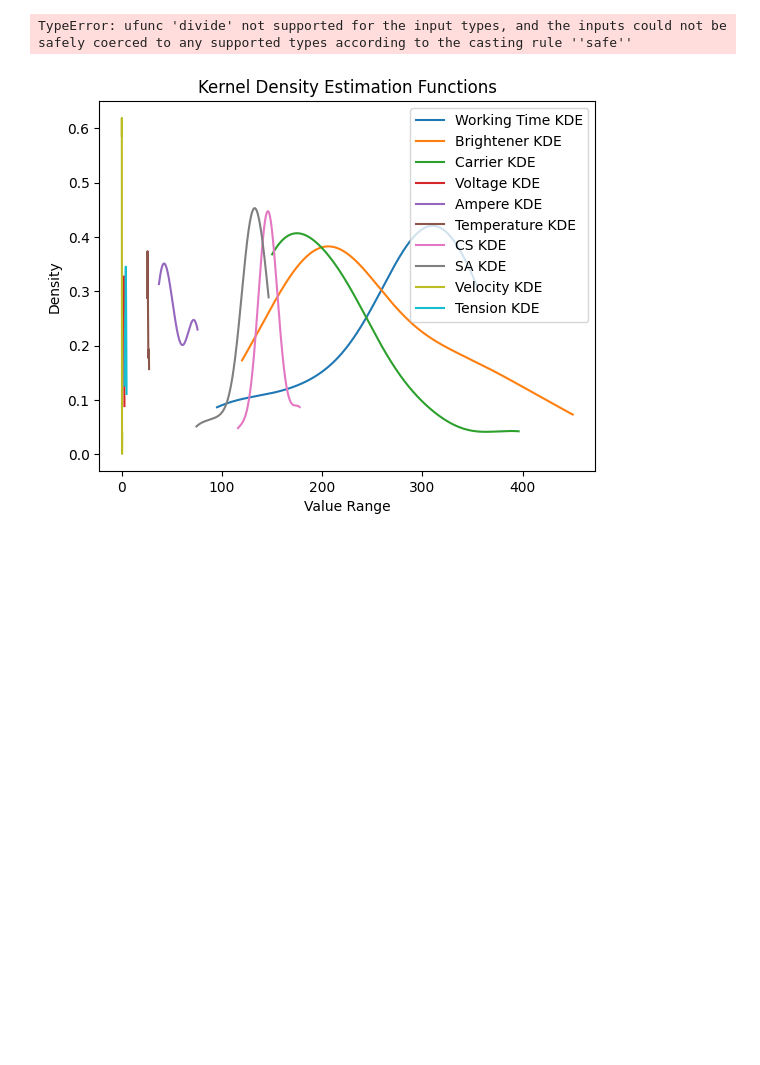
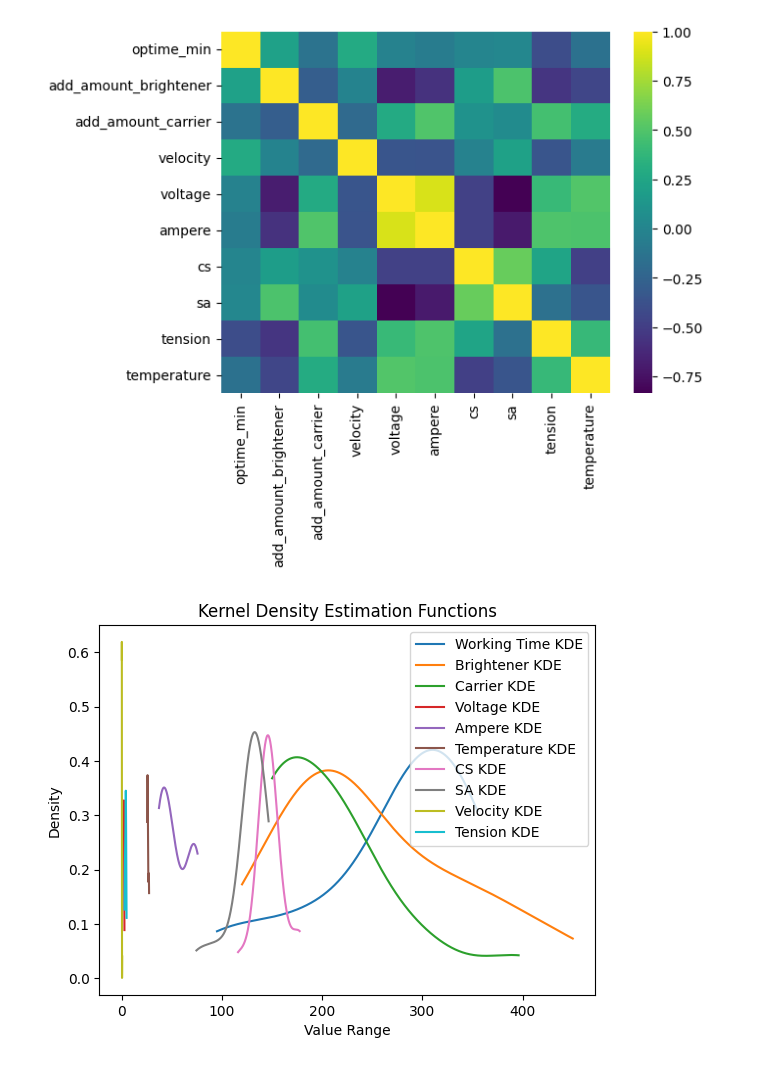
Before and after one commit to elecun/flame-ffc-model, a Jupyter notebook: multi-variable_nn.ipynb, the cells around one changed output. Drawn from its saved outputs; the diff is of its cells as text; code cells hidden in the pictures; blank space fills up the shorter version.

```diff
--- a/multi-variable_nn.ipynb
+++ b/multi-variable_nn.ipynb
@@ -17,7 +17,8 @@ import seaborn as sns
 from sklearn.metrics import explained_variance_score, mean_absolute_error, mean_squared_error
 # %%
 # 1. Load Raw Data
-csv_raw = pd.read_csv("./data/data_2024.csv", skiprows=1, parse_dates=['datetime'], dayfirst=False)
+# csv_raw = pd.read_csv("./data/data_2024_clear2.csv", skiprows=1, parse_dates=['datetime'], dayfirst=False)
+csv_raw = pd.read_csv("./data/data.csv", skiprows=1, parse_dates=['datetime'], dayfirst=False)
 
 # 2. extract usable raw component(columns) ordered by datatime
 raw_data = csv_raw[['datetime', 'warmup', 'off',
@@ -25,7 +26,7 @@ raw_data = csv_raw[['datetime', 'warmup', 'off',
                    'velocity','tension','v','a','temperature',
                    'copper_sulfate_content', 'sulfuric_acid_content', 'chloride_content']].sort_values("datetime")
 
-# 3. extracted column data
+# 3. extracted column data, remove NaN
 raw_warmup = raw_data[~raw_data["warmup"].isna()][["datetime", "warmup"]]
 raw_off = raw_data[~raw_data["off"].isna()][["datetime", "off"]]
 raw_brightener = (raw_data[~raw_data["add_amount_brightener"].isna()])[["datetime", "add_amount_brightener"]]
@@ -38,5 +39,3 @@ raw_temperature = (raw_data[~raw_data["temperature"].isna()])[["datetime", "temp
 raw_cs = (raw_data[~raw_data["copper_sulfate_content"].isna()])[["datetime", "copper_sulfate_content"]]
 raw_sa = (raw_data[~raw_data["sulfuric_acid_content"].isna()])[["datetime", "sulfuric_acid_content"]]
 raw_c = (raw_data[~raw_data["chloride_content"].isna()])[["datetime", "chloride_content"]]
-
-print(raw_brightener)
@@ -201,36 +130,36 @@ raw_prepared.to_csv('./aggregate_2024.csv', sep=',')
 
 
 # 8. stand scaler
 optime_scaler = StandardScaler()
 brightener_scaler = StandardScaler()
 carrier_scaler = StandardScaler()
 voltage_scaler = StandardScaler()
 ampere_scaler = StandardScaler()
-temperaature_scaler = StandardScaler()
+temperature_scaler = StandardScaler()
 cs_scaler = StandardScaler()
 sa_scaler = StandardScaler()
 ch_scaler = StandardScaler()
 velocity_scaler = StandardScaler()
 tension_scaler = StandardScaler()
 
 optime_mean_normalized = optime_scaler.fit_transform(raw_prepared.loc[:,"optime_min"].ravel().reshape(-1, 1)).flatten()
 add_amount_brightener_normalized = brightener_scaler.fit_transform(raw_prepared.loc[:,"add_amount_brightener"].ravel().reshape(-1, 1)).flatten()
 add_amount_carrier_normalized = carrier_scaler.fit_transform(raw_prepared.loc[:,"add_amount_carrier"].ravel().reshape(-1, 1)).flatten()
 voltage_normalized = voltage_scaler.fit_transform(raw_prepared.loc[:,"voltage"].ravel().reshape(-1, 1)).flatten()
 ampere_normalized = ampere_scaler.fit_transform(raw_prepared.loc[:,"ampere"].ravel().reshape(-1, 1)).flatten()
-temperature_normalized = temperaature_scaler.fit_transform(raw_prepared.loc[:,"temperature"].ravel().reshape(-1, 1)).flatten()
+temperature_normalized = temperature_scaler.fit_transform(raw_prepared.loc[:,"temperature"].ravel().reshape(-1, 1)).flatten()
 cs_normalized = cs_scaler.fit_transform(raw_prepared.loc[:,"cs"].ravel().reshape(-1, 1)).flatten()
 sa_normalized = sa_scaler.fit_transform(raw_prepared.loc[:,"sa"].ravel().reshape(-1, 1)).flatten()
 velocity_normalized = velocity_scaler.fit_transform(raw_prepared.loc[:,"velocity"].ravel().reshape(-1, 1)).flatten()
 tension_normalized = tension_scaler.fit_transform(raw_prepared.loc[:,"tension"].ravel().reshape(-1, 1)).flatten()
 
 # 9. correlation analysis
 X = raw_prepared.loc[:,["optime_min", "add_amount_brightener", "add_amount_carrier", "velocity", "voltage", "ampere", "cs", "sa", "tension", "temperature"]]
 corr = X.corr()
 sns.heatmap(corr, cmap='viridis')
 plt.show()
 # %% [output]
-TypeError: ufunc 'divide' not supported for the input types, and the inputs could not be safely coerced to any supported types according to the casting rule ''safe''
+[figure, added]
 # %%
 # kernel density estimation to resample more data
 bw = 'scott'
```
Also changed, not shown: parts of 6 cells of this notebook, 9 other files.
